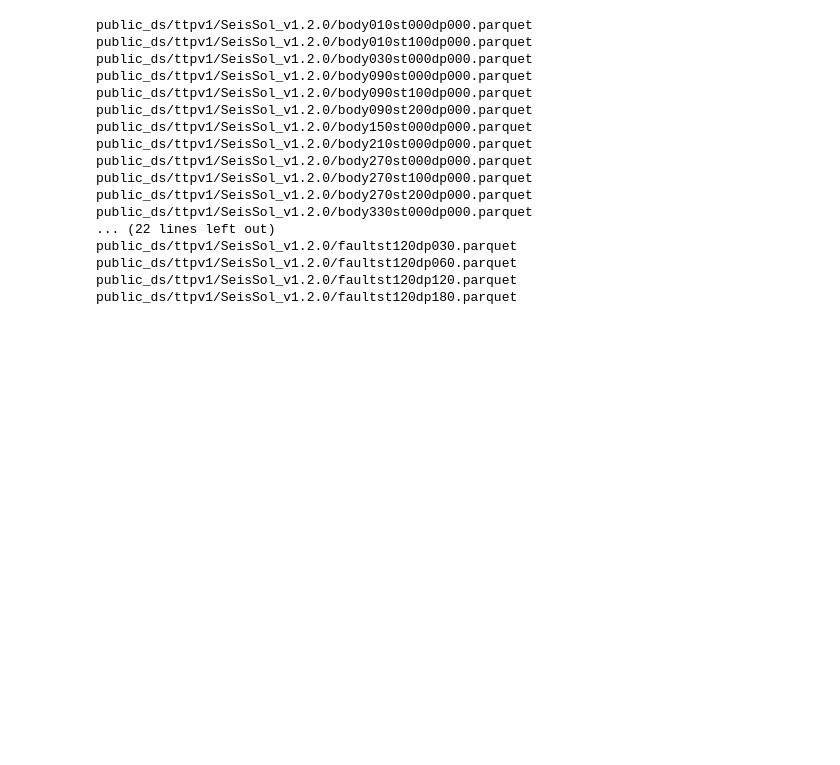
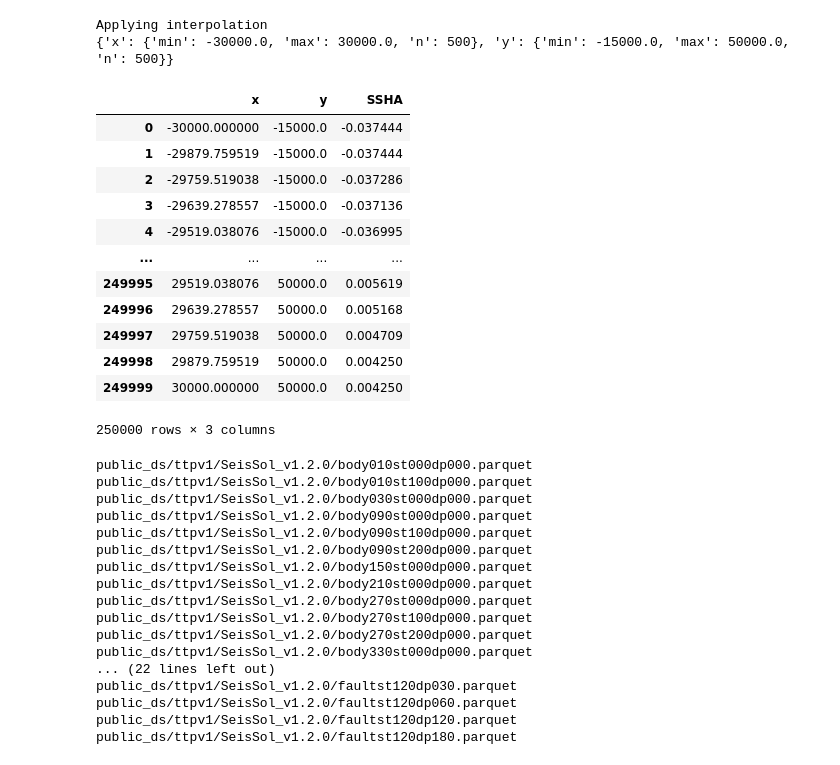
Before and after one commit to loicbachelot/v-v_dashboard, a Jupyter notebook: convert_original_to_parquet.ipynb, the cells around one changed output. Cells and saved outputs as stored; diff of their text form; code cells hidden in the pictures; blank space fills up the shorter version.

```diff
--- a/convert_original_to_parquet.ipynb
+++ b/convert_original_to_parquet.ipynb
@@ -62,0 +138,25 @@ def process_zip(bucket_name, zip_key, benchmark_pb, code_name, version, user_met
+# %%
+template_path = os.path.join("./resources/benchmark_templates/ttpv1.json")
+with open(template_path, 'r') as f:
+    template = json.load(f)
+    for file_info in template['files']:
+        expected_structure = file_info
+        if "grid" in expected_structure:
+            df = interpolate_data(df, expected_structure['grid'])
+df
+# %% [output]
+Applying interpolation
+{'x': {'min': -30000.0, 'max': 30000.0, 'n': 500}, 'y': {'min': -15000.0, 'max': 50000.0, 'n': 500}}
+|  | x | y | SSHA |
+| 0 | -30000.000000 | -15000.0 | -0.037444 |
+| 1 | -29879.759519 | -15000.0 | -0.037444 |
+| 2 | -29759.519038 | -15000.0 | -0.037286 |
+| 3 | -29639.278557 | -15000.0 | -0.037136 |
+| 4 | -29519.038076 | -15000.0 | -0.036995 |
+| ... | ... | ... | ... |
+| 249995 | 29519.038076 | 50000.0 | 0.005619 |
+| 249996 | 29639.278557 | 50000.0 | 0.005168 |
+| 249997 | 29759.519038 | 50000.0 | 0.004709 |
+| 249998 | 29879.759519 | 50000.0 | 0.004250 |
+| 249999 | 30000.000000 | 50000.0 | 0.004250 |
+250000 rows × 3 columns
```
Also changed, not shown: parts of 5 cells of this notebook, 3 other files.
